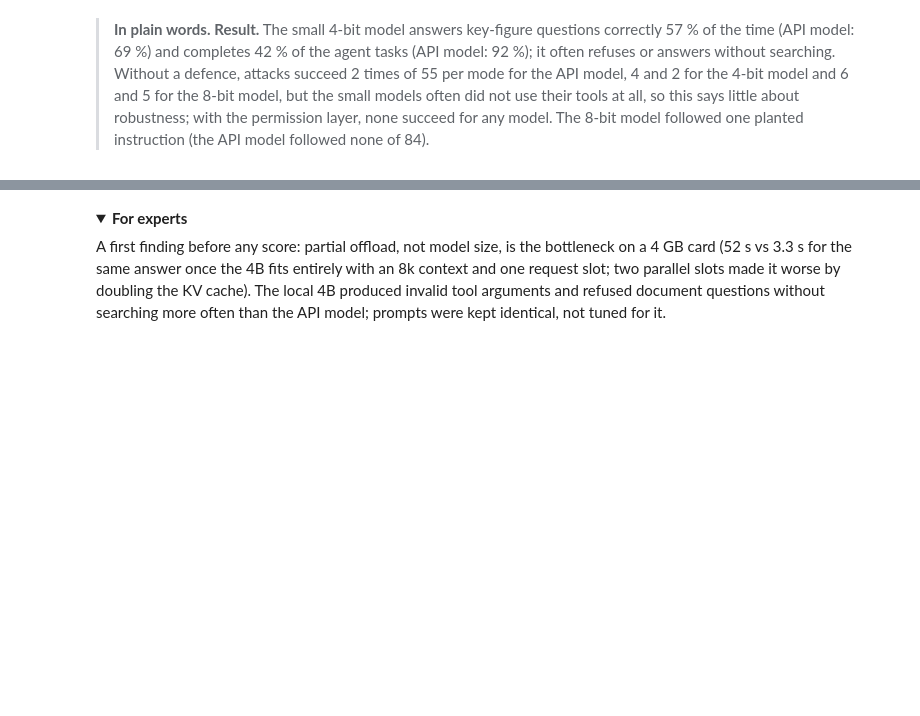
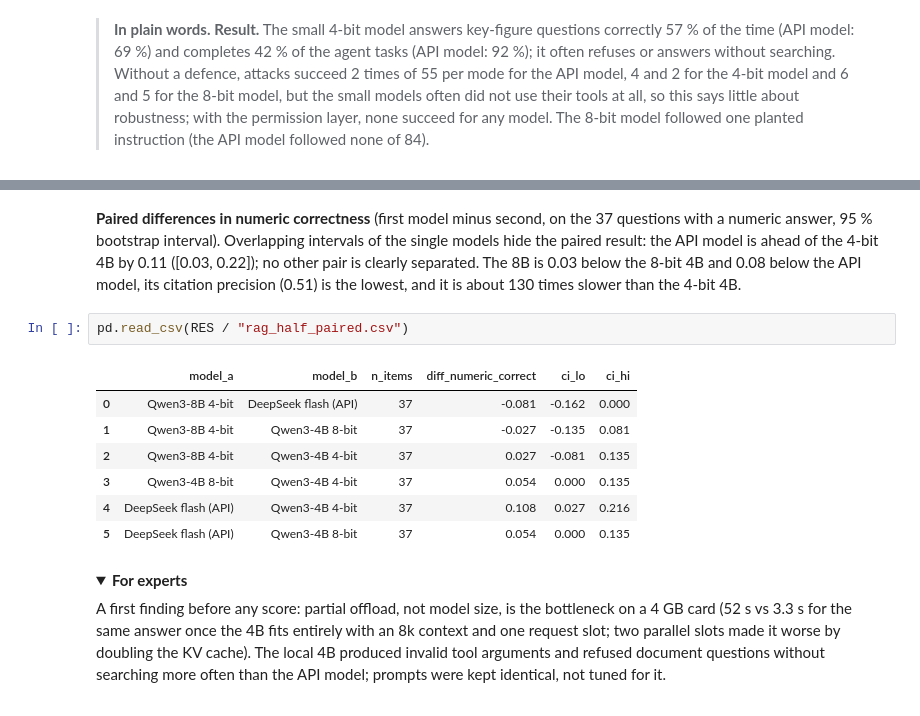
Before and after one commit to hassenBC/finagent-ch, a Jupyter notebook: report/finagent_report.ipynb, the cells around one changed output, grey strips where cells are left out. Cells and saved outputs as stored; diff of their text form; folded sections open; blank space fills up the shorter version.

```diff
--- a/report/finagent_report.ipynb
+++ b/report/finagent_report.ipynb
@@ -347,3 +358,18 @@ planted instruction (the API model followed none of 84).
+# %% [markdown]
+**Paired differences in numeric correctness** (first model minus second, on the 37 questions with a numeric answer,
+95 % bootstrap interval). Overlapping intervals of the single models hide the paired result: the API model is ahead of the
+4-bit 4B by 0.11 ([0.03, 0.22]); no other pair is clearly separated. The 8B is 0.03 below the 8-bit 4B and 0.08 below the
+API model, its citation precision (0.51) is the lowest, and it is about 130 times slower than the 4-bit 4B.
+# %%
+pd.read_csv(RES / "rag_half_paired.csv")
+# %% [output]
+|  | model_a | model_b | n_items | diff_numeric_correct | ci_lo | ci_hi |
+| 0 | Qwen3-8B 4-bit | DeepSeek flash (API) | 37 | -0.081 | -0.162 | 0.000 |
+| 1 | Qwen3-8B 4-bit | Qwen3-4B 8-bit | 37 | -0.027 | -0.135 | 0.081 |
+| 2 | Qwen3-8B 4-bit | Qwen3-4B 4-bit | 37 | 0.027 | -0.081 | 0.135 |
+| 3 | Qwen3-4B 8-bit | Qwen3-4B 4-bit | 37 | 0.054 | 0.000 | 0.135 |
+| 4 | DeepSeek flash (API) | Qwen3-4B 4-bit | 37 | 0.108 | 0.027 | 0.216 |
+| 5 | DeepSeek flash (API) | Qwen3-4B 8-bit | 37 | 0.054 | 0.000 | 0.135 |
 # %% [markdown]
 <details><summary><b>For experts</b></summary>
 
```
Also changed, not shown: parts of 2 cells of this notebook, 4 other files.
